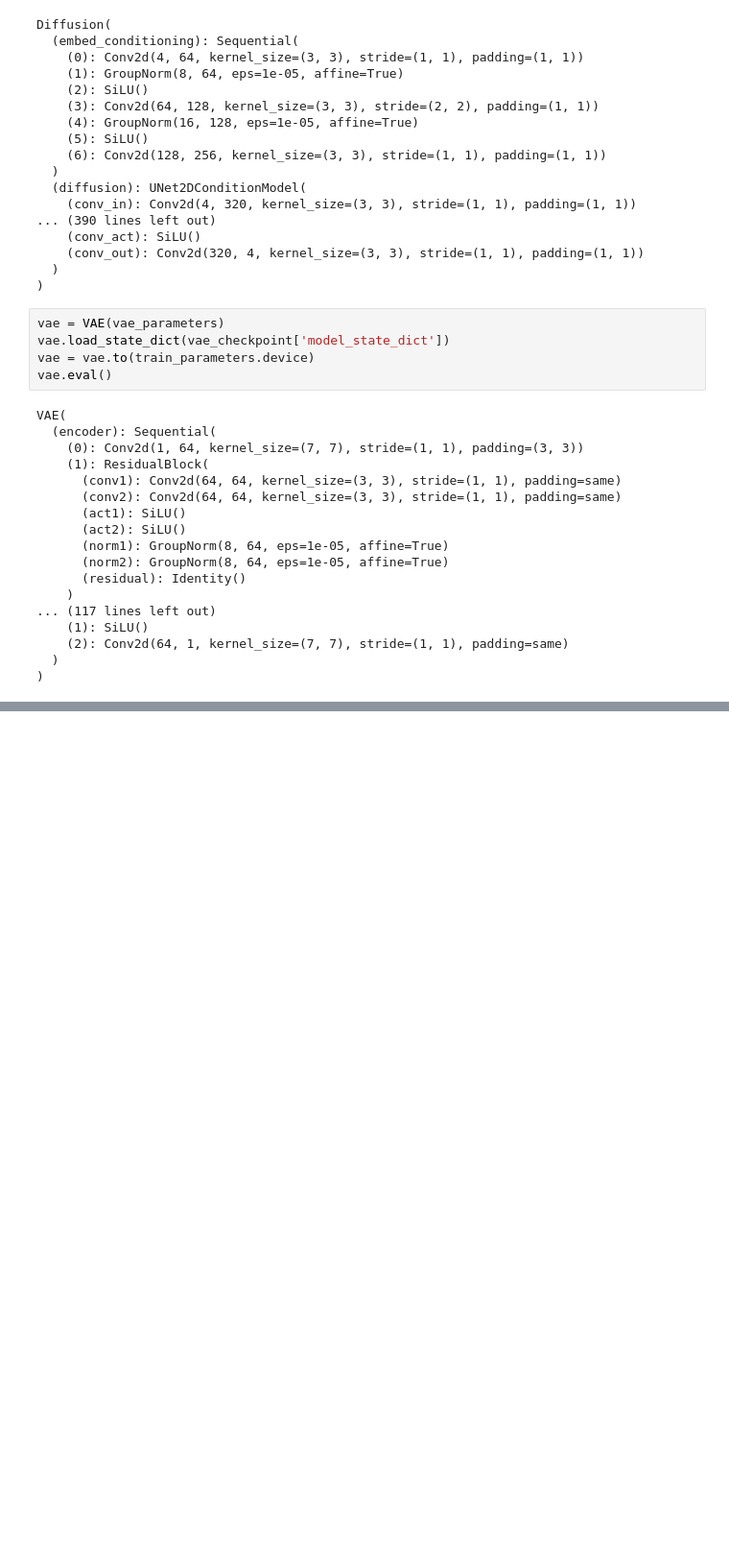
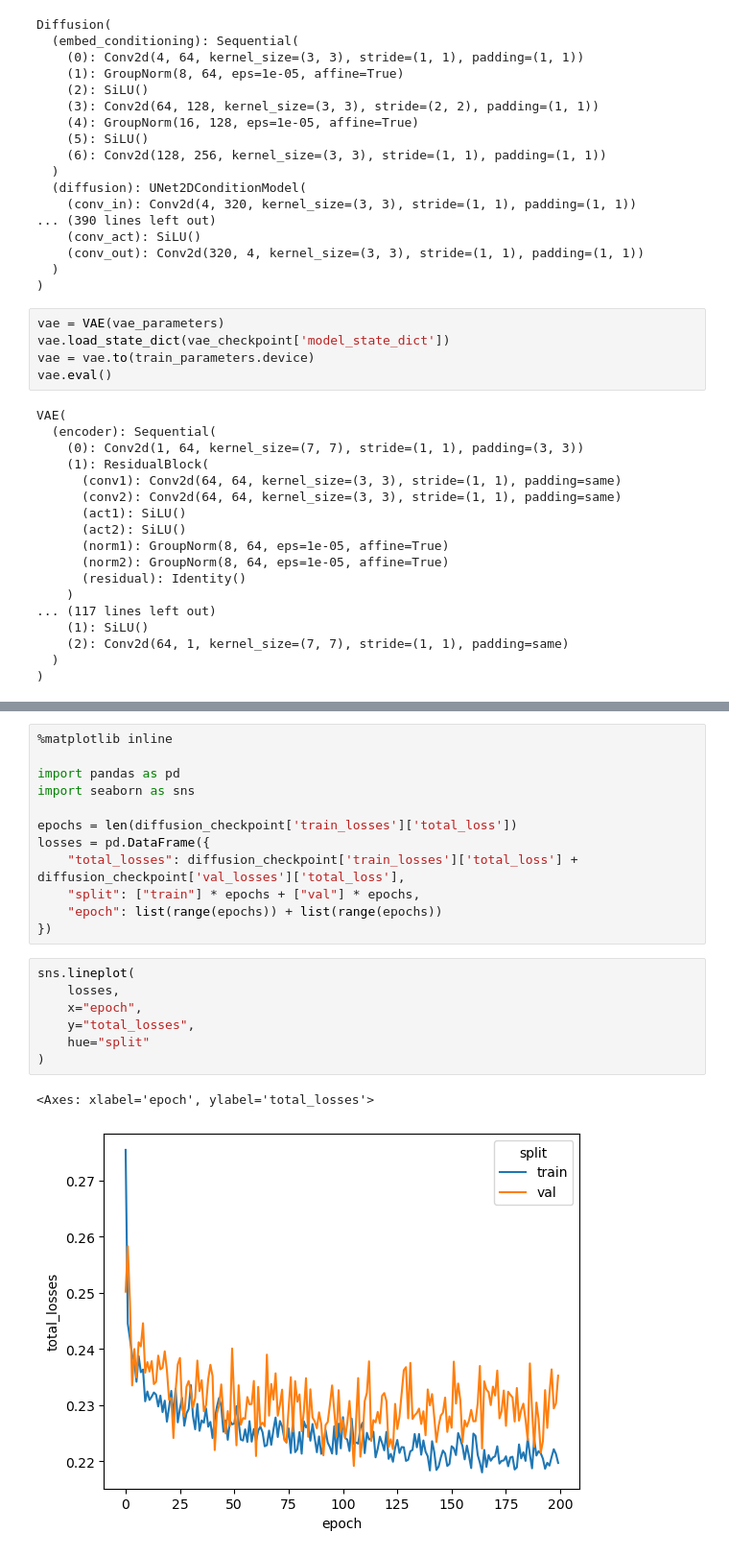
Before and after one commit to rmdluo/Bidirectional-Bird-Call-Bird-Image-Generator, a Jupyter notebook: scripts/test_audio_diffusion.ipynb, the cells around one changed output, grey strips where cells are left out. Shown at 96% size. Saved outputs shown, nothing was run; the diff lists cells and outputs as text; blank space fills up the shorter version.

```diff
--- a/scripts/test_audio_diffusion.ipynb
+++ b/scripts/test_audio_diffusion.ipynb
@@ -222,0 +202,22 @@ American Bittern
+# %%
+%matplotlib inline
+
+import pandas as pd
+import seaborn as sns
+
+epochs = len(diffusion_checkpoint['train_losses']['total_loss'])
+losses = pd.DataFrame({
+    "total_losses": diffusion_checkpoint['train_losses']['total_loss'] + diffusion_checkpoint['val_losses']['total_loss'],
+    "split": ["train"] * epochs + ["val"] * epochs,
+    "epoch": list(range(epochs)) + list(range(epochs))
+})
+# %%
+sns.lineplot(
+    losses,
+    x="epoch",
+    y="total_losses",
+    hue="split"
+)
+# %% [output]
+<Axes: xlabel='epoch', ylabel='total_losses'>
+[figure, added]
```
Also changed, not shown: parts of 6 cells of this notebook, 5 other files.
